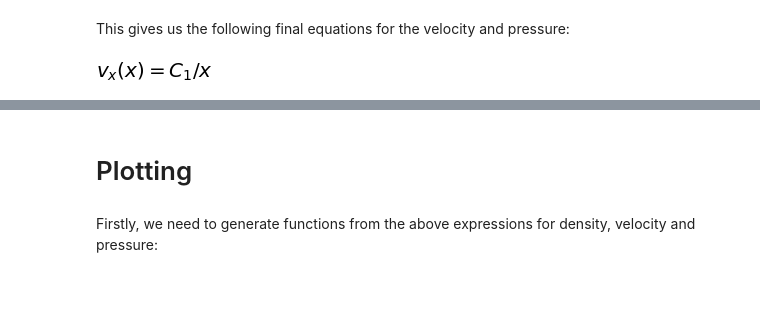
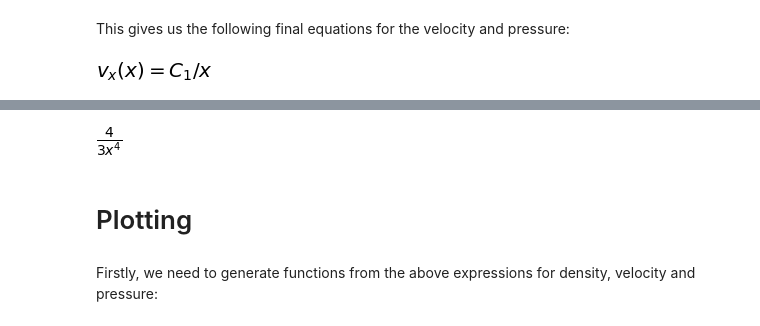
Before and after one commit to TPDW/Navier-Stokes-Benchmarks, a Jupyter notebook: Cartesian 1D Linear Neat.ipynb, the cells around one changed output, grey strips where cells are left out. Saved outputs shown, nothing was run; the diff lists cells and outputs as text; code cells hidden in the pictures; blank space fills up the shorter version.

```diff
--- a/Cartesian 1D Linear Neat.ipynb
+++ b/Cartesian 1D Linear Neat.ipynb
@@ -105,3 +105,8 @@ pressure_equation
+# %%
+phi = exx*tau
+phi.doit().subs(Cx,1).subs(mu,1)
+# %% [output]
+[figure, added]
 # %% [markdown]
 # Plotting
 # %% [markdown]
```
Also changed, not shown: parts of 5 cells of this notebook, 8 other files.
